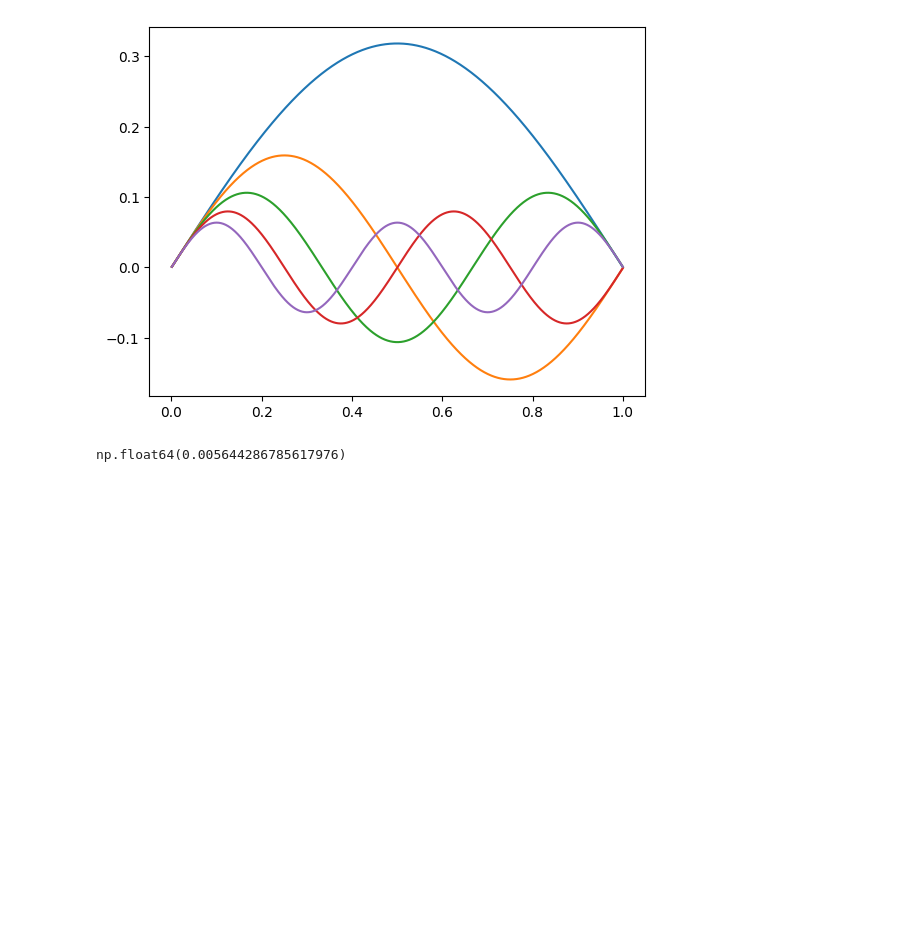
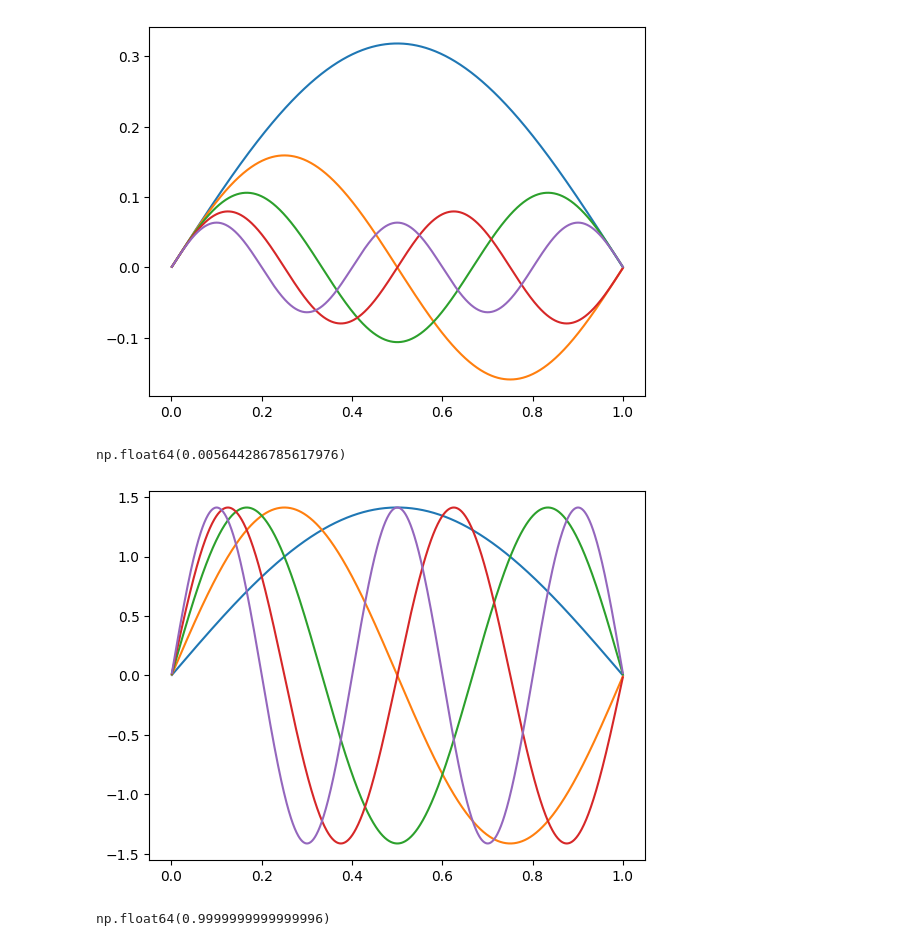
Before and after one commit to A-Hashemiann/Quantum_Information_Computation, a Jupyter notebook: Schrödinger/Particle.ipynb, the cells around one changed output. Drawn from its saved outputs; the diff is of its cells as text; code cells hidden in the pictures; blank space fills up the shorter version.

```diff
--- a/Schrödinger/Particle.ipynb
+++ b/Schrödinger/Particle.ipynb
@@ -114,3 +114,20 @@ while counter<=nmax:
 np.dot(eigenfunctions[2][0],eigenfunctions[2][0])*dx
 # %% [output]
 np.float64(0.005644286785617976)
+# %%
+counter=1
+while counter<=nmax:
+    norm=np.dot(eigenfunctions[counter-1][0],eigenfunctions[counter-1][0])*dx
+    eigenfunctions[counter-1][0][:] = [x / np.sqrt(norm) for x in eigenfunctions[counter-1][0]]
+    counter=counter+1
+# %%
+counter=1
+while counter<=nmax:
+    plt.plot(xlist,eigenfunctions[counter-1][0])
+    counter=counter+1
+# %% [output]
+[figure, added]
+# %%
+np.dot(eigenfunctions[2][0],eigenfunctions[2][0])*dx
+# %% [output]
+np.float64(0.9999999999999996)
```
